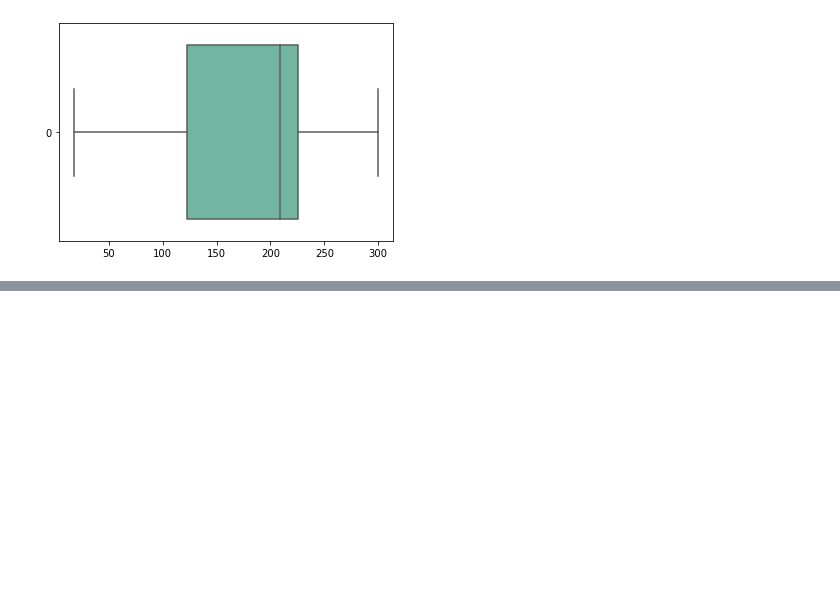
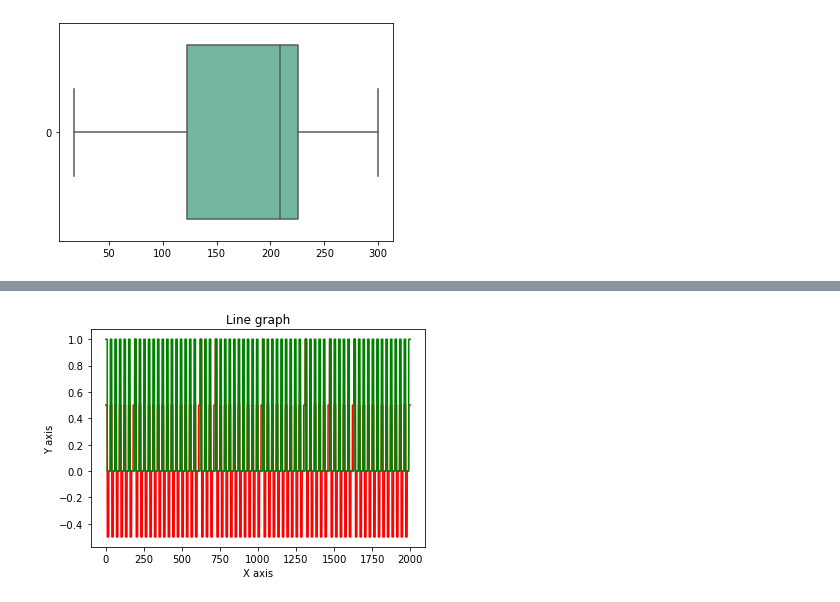
Before and after one commit to SilvaEngComp/Paper-SDN-ML-Algorithms, a Jupyter notebook: graphic_analisys.ipynb, the cells around one changed output, grey strips where cells are left out. Cells and saved outputs as stored; diff of their text form; code cells hidden in the pictures; blank space fills up the shorter version.

```diff
--- a/graphic_analisys.ipynb
+++ b/graphic_analisys.ipynb
@@ -100,0 +111,20 @@ plt.show()
+# %%
+f_columns = ['delay','temperature']
+
+f_transformer = RobustScaler()
+lb_transformer = RobustScaler()
+
+f_transformer = f_transformer.fit(df[f_columns].to_numpy())
+df.loc[:,f_columns] = f_transformer.transform(df[f_columns].to_numpy())
+
+lb_transformer = lb_transformer.fit(df[['label']])
+df['label'] = lb_transformer.transform(df[['label']])
+# %%
+plt.title("Line graph")
+plt.xlabel("X axis")
+plt.ylabel("Y axis")
+plt.plot(np.arange(len(df.delay.iloc[1000:3000])), df.delay.iloc[1000:3000], color ="red")
+plt.plot(np.arange(len(df.label.iloc[1000:3000])), df.label.iloc[1000:3000], color ="green")
+plt.show()
+# %% [output]
+[figure, added]
```
Also changed, not shown: parts of 13 cells of this notebook, 3 other files.
